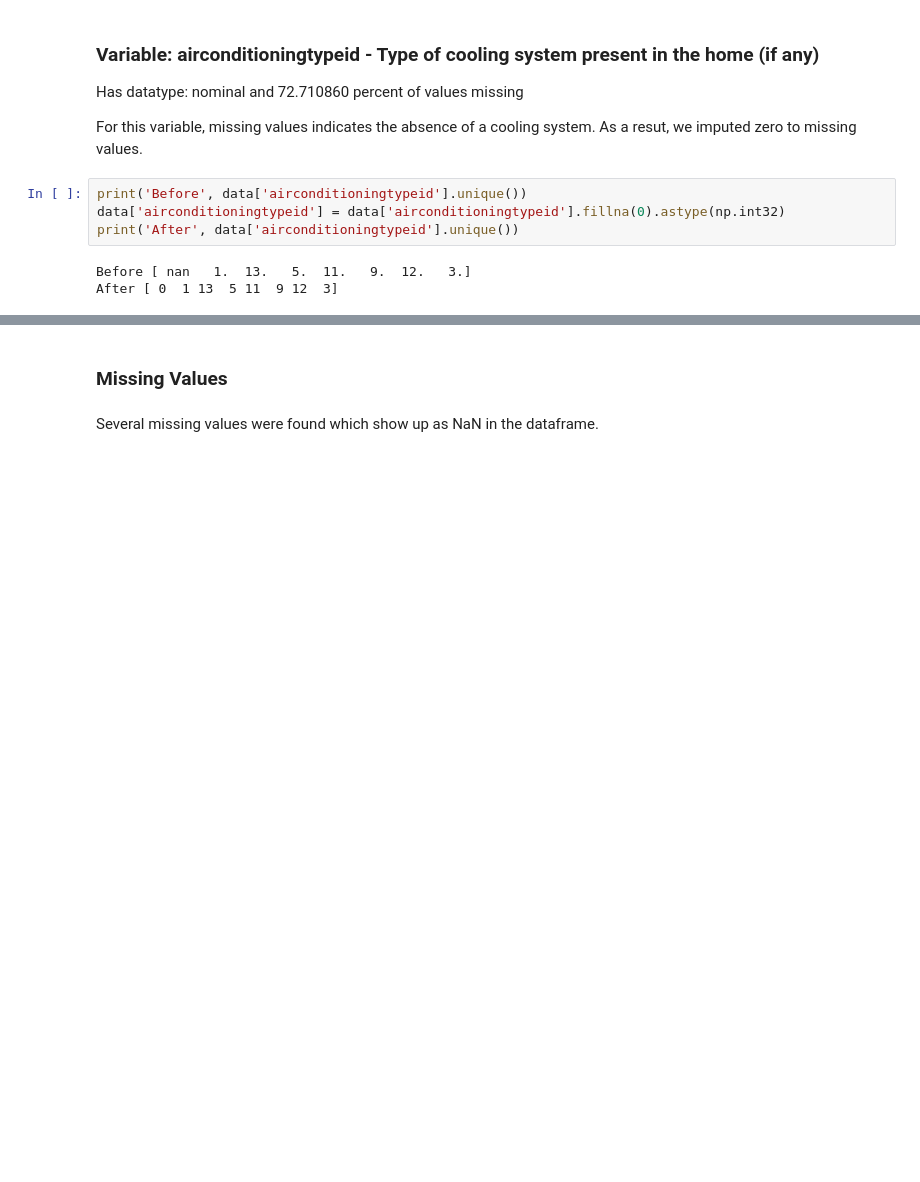
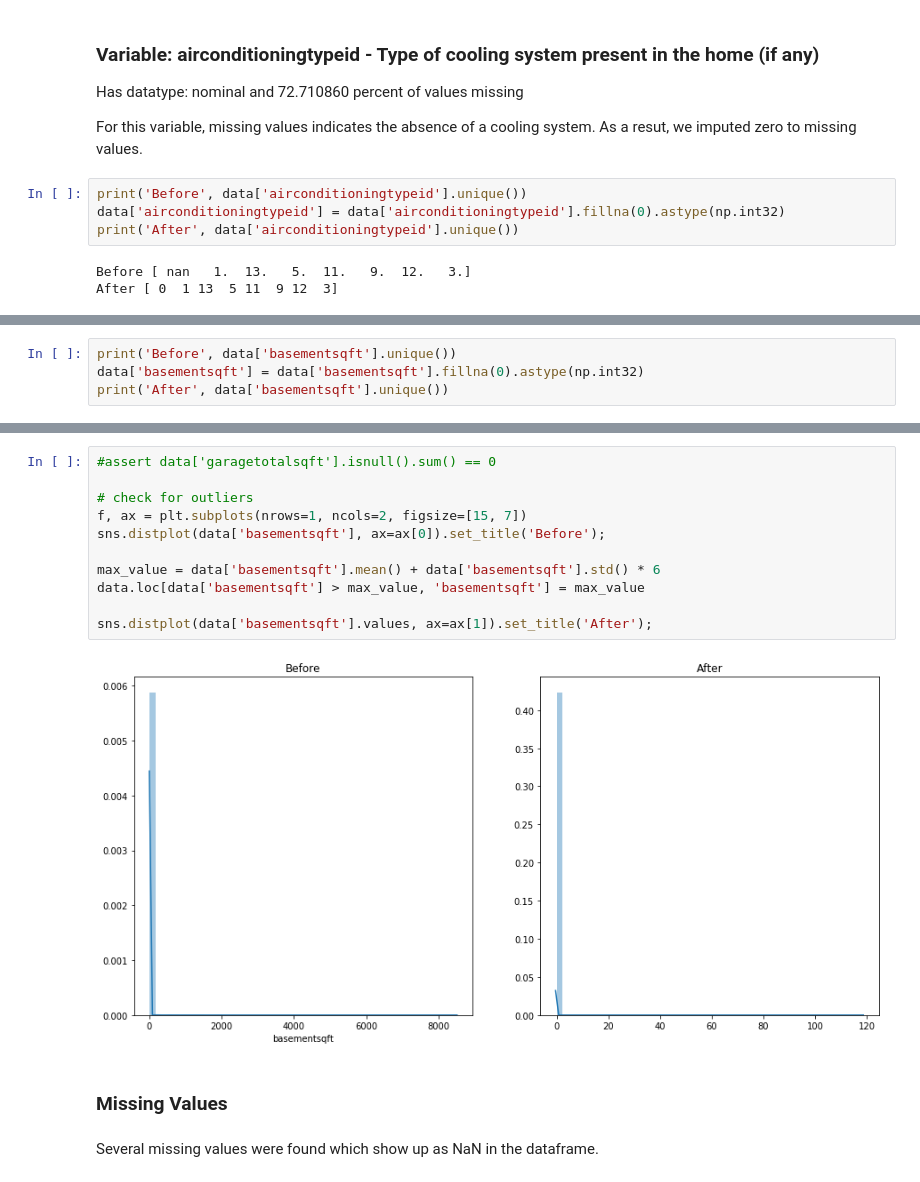
Before and after one commit to post2web/data_mining_group_project, a Jupyter notebook: notebooks/albert.ipynb, the cells around one changed output, grey strips where cells are left out. Cells and saved outputs as stored; diff of their text form; blank space fills up the shorter version.

Commit message:
Commit after adding basementsqft

```diff
--- a/notebooks/albert.ipynb
+++ b/notebooks/albert.ipynb
@@ -189,0 +199,4 @@ For this variable, missing values indicates the absence of a cooling system. As
+# %%
+print('Before', data['basementsqft'].unique())
+data['basementsqft'] = data['basementsqft'].fillna(0).astype(np.int32)
+print('After', data['basementsqft'].unique())
@@ -190,3 +221,16 @@ For this variable, missing values indicates the absence of a cooling system. As
+# %%
+#assert data['garagetotalsqft'].isnull().sum() == 0
+
+# check for outliers
+f, ax = plt.subplots(nrows=1, ncols=2, figsize=[15, 7])
+sns.distplot(data['basementsqft'], ax=ax[0]).set_title('Before');
+
+max_value = data['basementsqft'].mean() + data['basementsqft'].std() * 6
+data.loc[data['basementsqft'] > max_value, 'basementsqft'] = max_value
+
+sns.distplot(data['basementsqft'].values, ax=ax[1]).set_title('After');
+# %% [output]
+[figure, added]
 # %% [markdown]
 ### Missing Values
 # %% [markdown]
```
Also changed, not shown: parts of 4 cells of this notebook.
